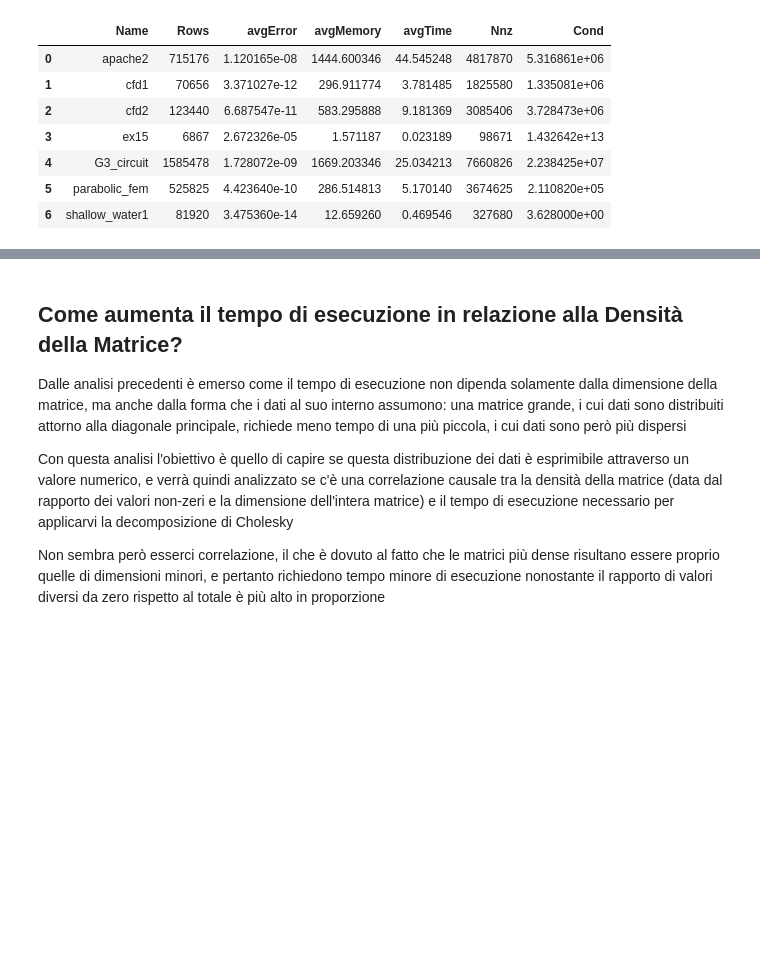
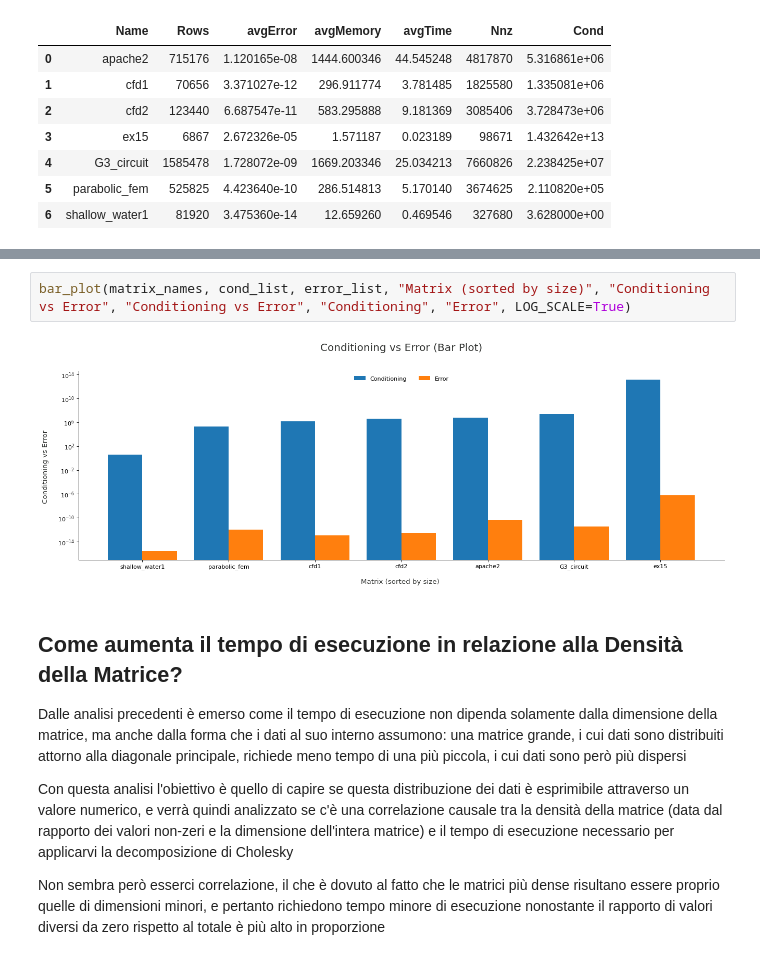
Before and after one commit to simonebenitozzi/cholesky-analysis, a Jupyter notebook: Analysis/resources/additional_analysis.ipynb, the cells around one changed output, grey strips where cells are left out. Drawn from its saved outputs; the diff is of its cells as text; blank space fills up the shorter version.

```diff
--- a/Analysis/resources/additional_analysis.ipynb
+++ b/Analysis/resources/additional_analysis.ipynb
@@ -88,3 +170,7 @@ See the caveats in the documentation: https://pandas.pydata.org/pandas-docs/stab
+# %%
+bar_plot(matrix_names, cond_list, error_list, "Matrix (sorted by size)", "Conditioning vs Error", "Conditioning vs Error", "Conditioning", "Error", LOG_SCALE=True)
+# %% [output]
+[figure, added]
 # %% [markdown]
 ## Come aumenta il tempo di esecuzione in relazione alla Densità della Matrice?
 
```
Also changed, not shown: parts of 5 cells of this notebook, 5 other files.
